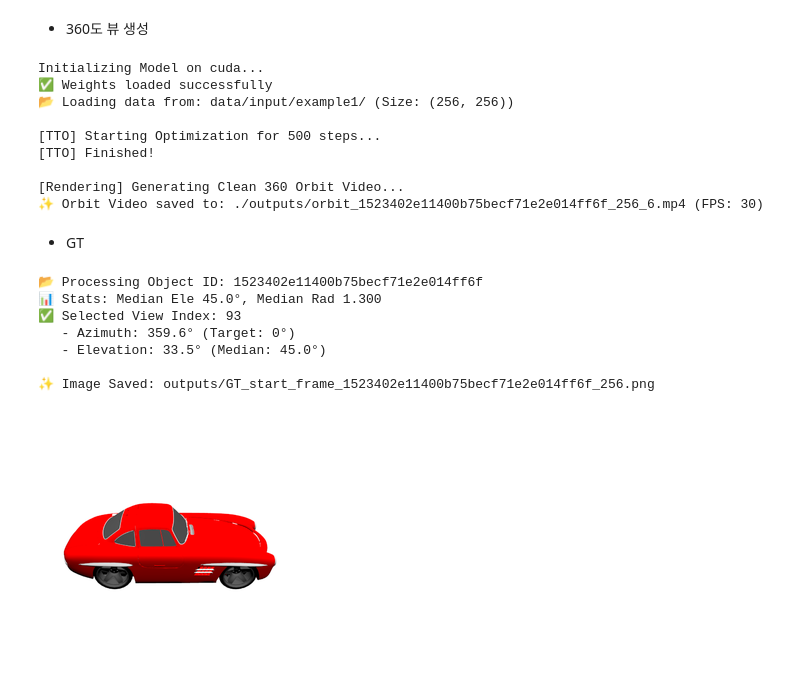
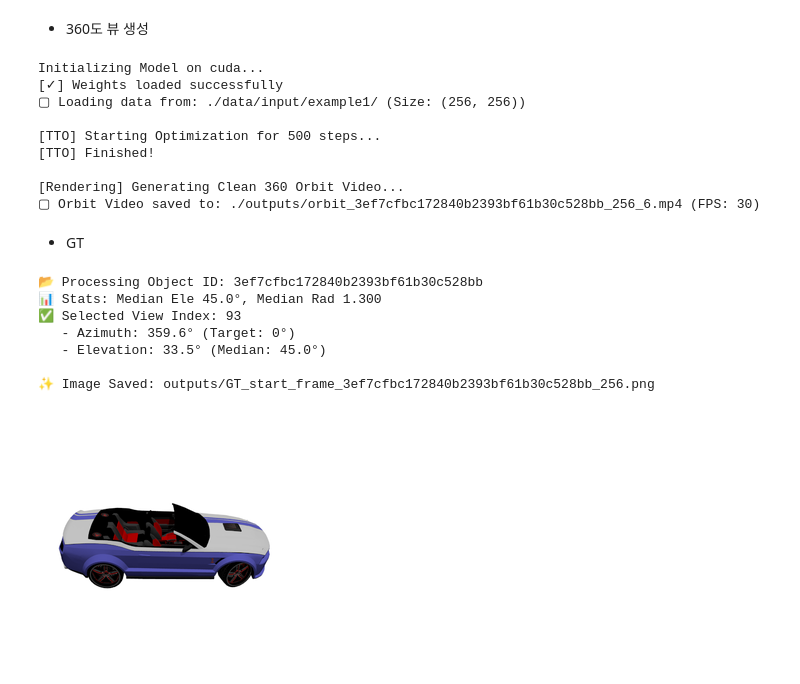
Before and after one commit to JY-maru/pixelNeRF-SSU, a Jupyter notebook: infer.ipynb, the cells around one changed output. Saved outputs shown, nothing was run; the diff lists cells and outputs as text; code cells hidden in the pictures.

Commit message:
modified example

```diff
--- a/infer.ipynb
+++ b/infer.ipynb
@@ -161,10 +162,7 @@ INPUT_ROOT = TARGET_ROOT + "/" + OUTPUT_DIR_NAME
 # %% [markdown]
 - 360도 뷰 생성
 # %%
-TARGET_ROOT = "data/input/"      # 폴더 초기화
-OUTPUT_DIR_NAME = "example1/"
-INPUT_ROOT =  TARGET_ROOT + OUTPUT_DIR_NAME
-!python -u inference.py --input_folder {INPUT_ROOT} \
+!python inference.py --input_folder "./data/input/example1/" \
                         --mode video \
                         --output_dir ./outputs \
                         --size 256 \
@@ -173,14 +171,14 @@ INPUT_ROOT =  TARGET_ROOT + OUTPUT_DIR_NAME
                         --n_fine 256
 # %% [output]
 Initializing Model on cuda...
-✅ Weights loaded successfully
-📂 Loading data from: data/input/example1/ (Size: (256, 256))
+[✓] Weights loaded successfully
+▢ Loading data from: ./data/input/example1/ (Size: (256, 256))
 
 [TTO] Starting Optimization for 500 steps...
 [TTO] Finished!
 
 [Rendering] Generating Clean 360 Orbit Video...
-✨ Orbit Video saved to: ./outputs/orbit_1523402e11400b75becf71e2e014ff6f_256_6.mp4 (FPS: 30)
+▢ Orbit Video saved to: ./outputs/orbit_3ef7cfbc172840b2393bf61b30c528bb_256_6.mp4 (FPS: 30)
 # %% [markdown]
 -  GT
 # %%
@@ -195,7 +193,7 @@ import math
 # ==========================================
 # 1. 설정 (Configuration)
 # ==========================================
-OBJ_ID = "1523402e11400b75becf71e2e014ff6f"
+OBJ_ID = "3ef7cfbc172840b2393bf61b30c528bb"
 SOURCE_DATA_ROOT = "/content/pixNeRF_shapeNet_v2_data/cars_test"
 OUTPUT_DIR = "outputs"
 RENDER_SIZE = 256
@@ -308,33 +306,33 @@ print(f"   - Elevation: {best_candidate['elevation']:.1f}° (Median: {median_ele
 # 3. 이미지 로드 및 줌 보정 (Stabilization)
 img = Image.open(best_candidate['path']).convert("RGB")
 
 # 거리(Radius)에 따른 크기 보정
 scale_factor = best_candidate['radius'] / median_radius
 target_scale_size = int(RENDER_SIZE * scale_factor)
 if target_scale_size < RENDER_SIZE: target_scale_size = RENDER_SIZE
 
 img_resized = img.resize((target_scale_size, target_scale_size), Image.LANCZOS)
 final_img = crop_center(img_resized, RENDER_SIZE, RENDER_SIZE)
 
 # ==========================================
 # 5. 저장
 # ==========================================
 os.makedirs(OUTPUT_DIR, exist_ok=True)
 save_filename = f"GT_start_frame_{OBJ_ID}_{RENDER_SIZE}.png"
 save_path = os.path.join(OUTPUT_DIR, save_filename)
 
 imageio.imwrite(save_path, np.array(final_img))
 
 print(f"\n✨ Image Saved: {save_path}")
 
 # Colab 미리보기
 display(final_img)
 # %% [output]
-📂 Processing Object ID: 1523402e11400b75becf71e2e014ff6f
+📂 Processing Object ID: 3ef7cfbc172840b2393bf61b30c528bb
 📊 Stats: Median Ele 45.0°, Median Rad 1.300
 ✅ Selected View Index: 93
    - Azimuth: 359.6° (Target: 0°)
    - Elevation: 33.5° (Median: 45.0°)
 
-✨ Image Saved: outputs/GT_start_frame_1523402e11400b75becf71e2e014ff6f_256.png
+✨ Image Saved: outputs/GT_start_frame_3ef7cfbc172840b2393bf61b30c528bb_256.png
-[figure, old version]
+[figure, new version]
```
Also changed, not shown: parts of 5 cells of this notebook, 26 other files.
